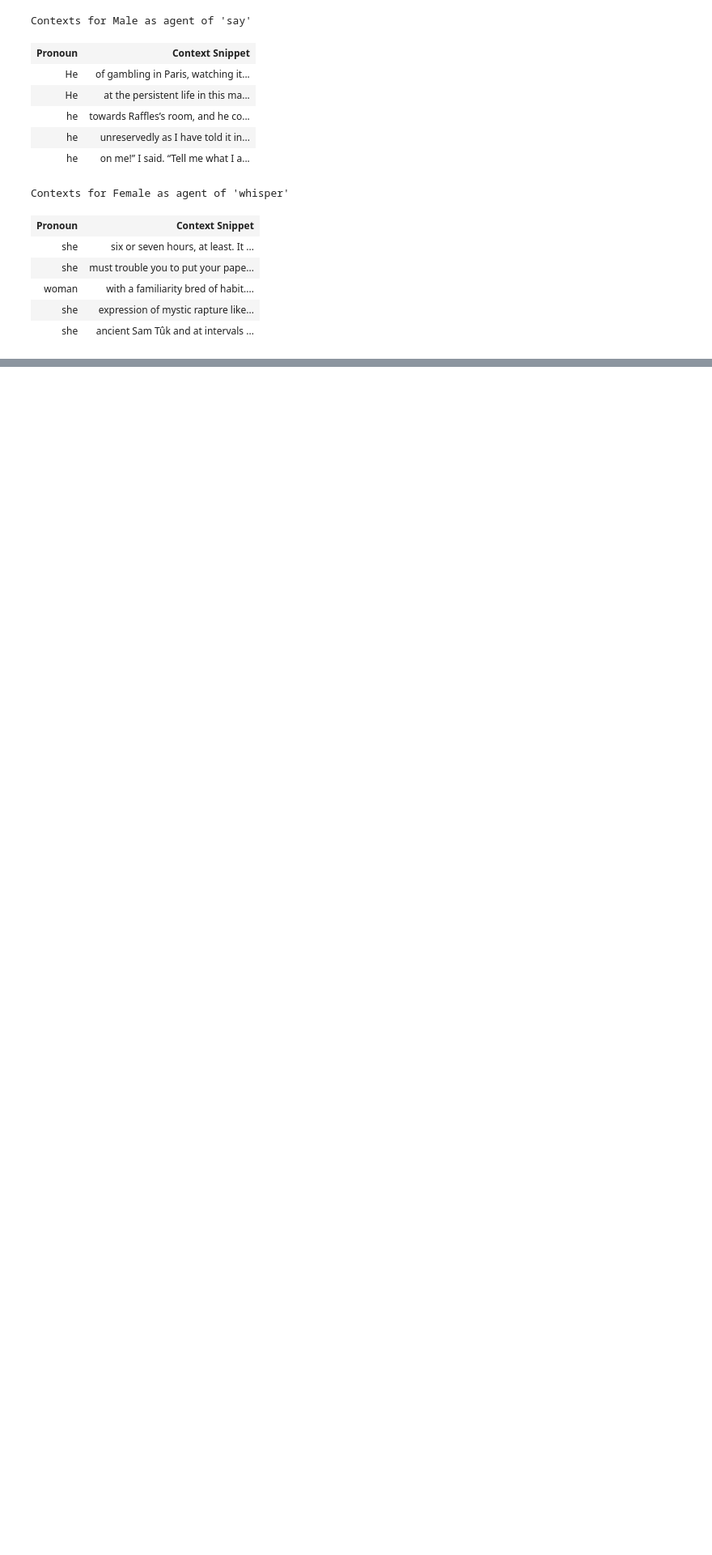
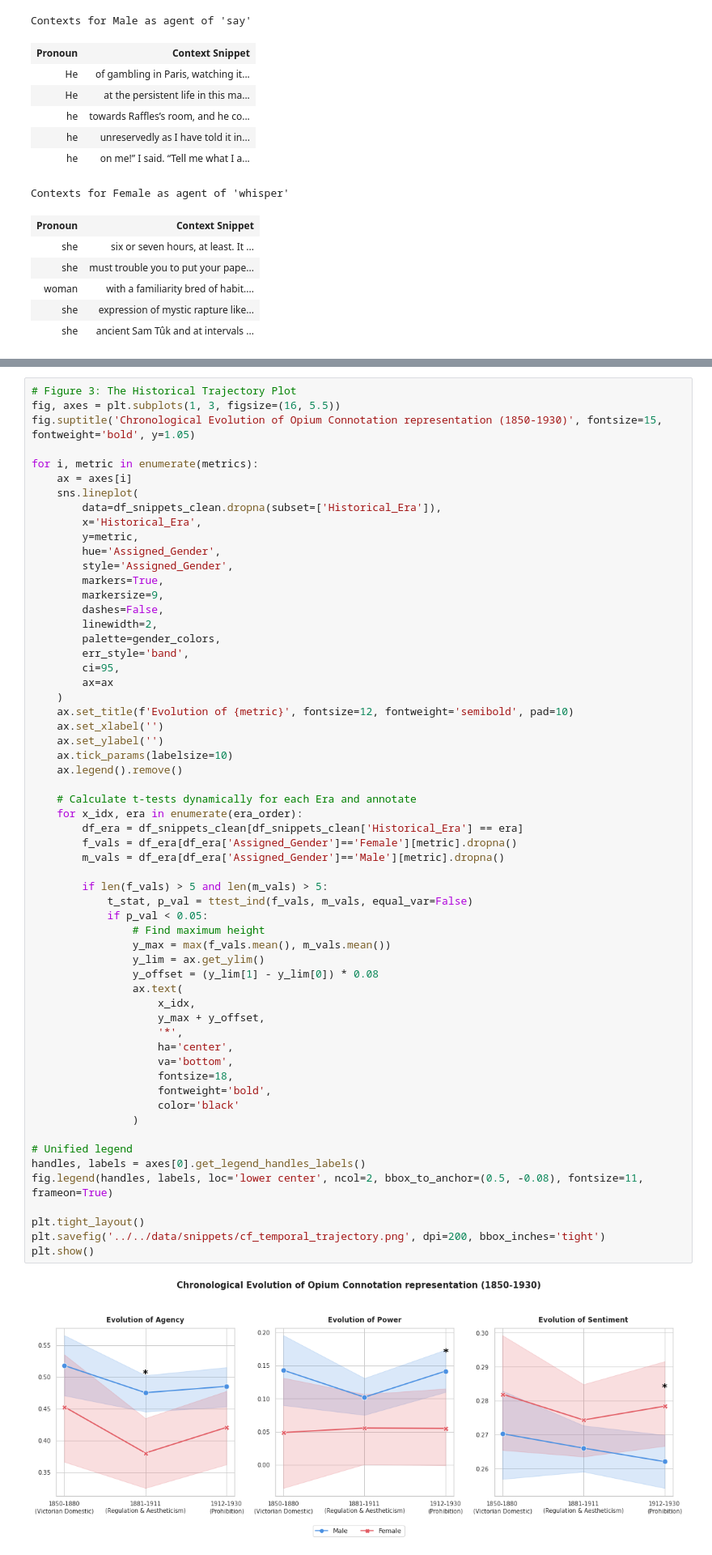
Before and after one commit to eglantine-vialaneix/opium-gutenberg, a Jupyter notebook: code/3_analysis/connotation_frame.ipynb, the cells around one changed output, grey strips where cells are left out. Shown at 81% size. Cells and saved outputs as stored; diff of their text form; blank space fills up the shorter version.

```diff
--- a/code/3_analysis/connotation_frame.ipynb
+++ b/code/3_analysis/connotation_frame.ipynb
@@ -580,0 +843,61 @@ Contexts for Female as agent of 'whisper'
+# %%
+# Figure 3: The Historical Trajectory Plot
+fig, axes = plt.subplots(1, 3, figsize=(16, 5.5))
+fig.suptitle('Chronological Evolution of Opium Connotation representation (1850-1930)', fontsize=15, fontweight='bold', y=1.05)
+
+for i, metric in enumerate(metrics):
+    ax = axes[i]
+    sns.lineplot(
+        data=df_snippets_clean.dropna(subset=['Historical_Era']),
+        x='Historical_Era',
+        y=metric,
+        hue='Assigned_Gender',
+        style='Assigned_Gender',
+        markers=True,
+        markersize=9,
+        dashes=False,
+        linewidth=2,
+        palette=gender_colors,
+        err_style='band',
+        ci=95,
+        ax=ax
+    )
+    ax.set_title(f'Evolution of {metric}', fontsize=12, fontweight='semibold', pad=10)
+    ax.set_xlabel('')
+    ax.set_ylabel('')
+    ax.tick_params(labelsize=10)
+    ax.legend().remove()
+
+    # Calculate t-tests dynamically for each Era and annotate
+    for x_idx, era in enumerate(era_order):
+        df_era = df_snippets_clean[df_snippets_clean['Historical_Era'] == era]
+        f_vals = df_era[df_era['Assigned_Gender']=='Female'][metric].dropna()
+        m_vals = df_era[df_era['Assigned_Gender']=='Male'][metric].dropna()
+
+        if len(f_vals) > 5 and len(m_vals) > 5:
+            t_stat, p_val = ttest_ind(f_vals, m_vals, equal_var=False)
+            if p_val < 0.05:
+                # Find maximum height
+                y_max = max(f_vals.mean(), m_vals.mean())
+                y_lim = ax.get_ylim()
+                y_offset = (y_lim[1] - y_lim[0]) * 0.08
+                ax.text(
+                    x_idx,
+                    y_max + y_offset,
+                    '*',
+                    ha='center',
+                    va='bottom',
+                    fontsize=18,
+                    fontweight='bold',
+                    color='black'
+                )
+
+# Unified legend
+handles, labels = axes[0].get_legend_handles_labels()
+fig.legend(handles, labels, loc='lower center', ncol=2, bbox_to_anchor=(0.5, -0.08), fontsize=11, frameon=True)
+
+plt.tight_layout()
+plt.savefig('../../data/snippets/cf_temporal_trajectory.png', dpi=200, bbox_inches='tight')
+plt.show()
+# %% [output]
+[figure, added]
```
Also changed, not shown: parts of 19 cells of this notebook.
